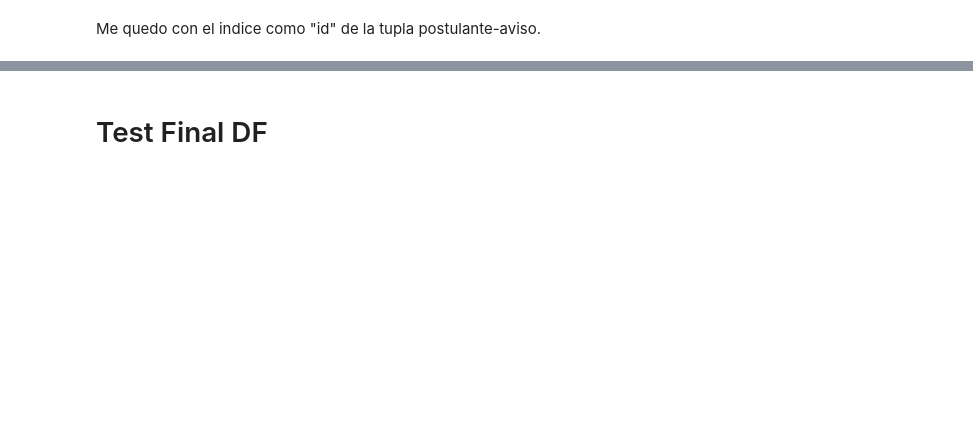
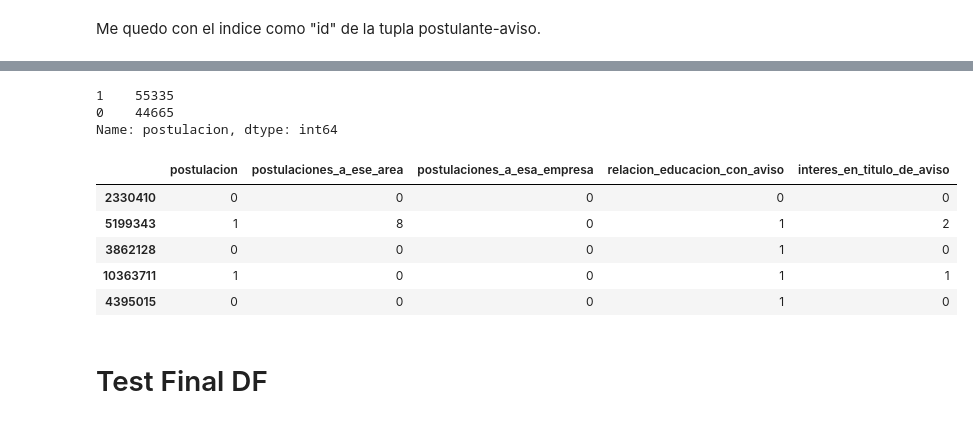
Before and after one commit to Andivisciglio/TP2-OrganizacionDeDatos-Grupo28, a Jupyter notebook: TP2.ipynb, the cells around one changed output, grey strips where cells are left out. Saved outputs shown, nothing was run; the diff lists cells and outputs as text; code cells hidden in the pictures; blank space fills up the shorter version.

```diff
--- a/TP2.ipynb
+++ b/TP2.ipynb
@@ -655,7 +655,7 @@ del postulaciones_df2
 # %% [markdown]
 Me quedo con un Sample de 1M
 # %%
-entrenamiento_df = entrenamiento_df.sample(1000000)
+entrenamiento_df = entrenamiento_df.sample(100000)
 # %% [markdown]
 # En este paso vamos a crear una nueva columna en avisos_detalle donde indica el valor de la valoracion_edu promedio de cada aviso segun los postulantes.
 # %% [markdown]
@@ -826,0 +884,6 @@ del entrenamiento_df
+# %%
+matrix_df['postulacion'].value_counts()
+# %% [output]
+1    55335
+0    44665
+Name: postulacion, dtype: int64
@@ -826,0 +892,9 @@ del entrenamiento_df
+# %%
+X.head()
+# %% [output]
+|  | postulacion | postulaciones_a_ese_area | postulaciones_a_esa_empresa | relacion_educacion_con_aviso | interes_en_titulo_de_aviso |
+| 2330410 | 0 | 0 | 0 | 0 | 0 |
+| 5199343 | 1 | 8 | 0 | 1 | 2 |
+| 3862128 | 0 | 0 | 0 | 1 | 0 |
+| 10363711 | 1 | 0 | 0 | 1 | 1 |
+| 4395015 | 0 | 0 | 0 | 1 | 0 |
```
Also changed, not shown: parts of 65 cells of this notebook.
